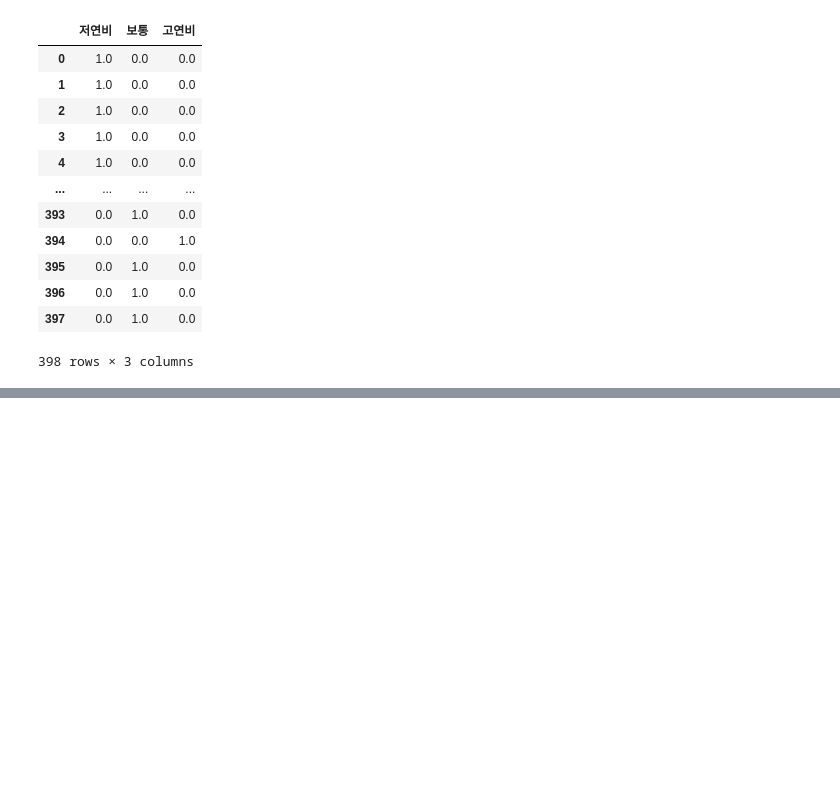
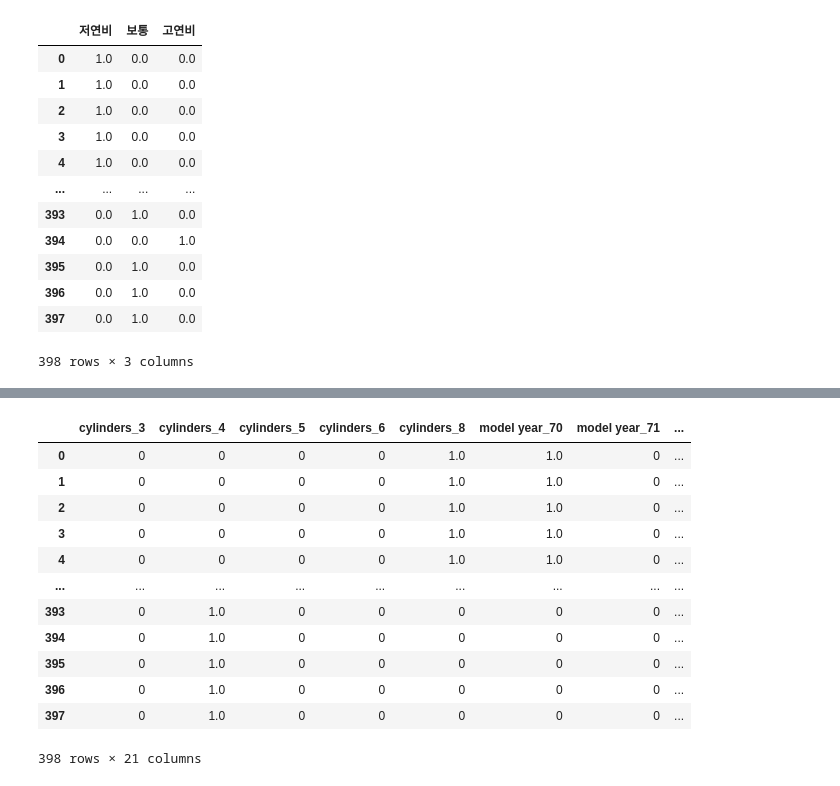
Before and after one commit to djdjdjdfh1/pandas-data-analysis, a Jupyter notebook: part5/5.12_one_hot_encoding.ipynb, the cells around one changed output, grey strips where cells are left out. Cells and saved outputs as stored; diff of their text form; code cells hidden in the pictures; blank space fills up the shorter version.

```diff
--- a/part5/5.12_one_hot_encoding.ipynb
+++ b/part5/5.12_one_hot_encoding.ipynb
@@ -182,0 +239,8 @@ pd.DataFrame(data=temp, columns=cols)
+# %%
+train_df = df.drop(columns=['mpg'])
+train_df.head()
+
+# cylinders, model year, origin
+# onehot 이후에 onehot의 대상이 된 컬럼은 drop
+# 제조사컬럼에서 제조사만 추출해서 -> onehot
+# 하나의 데이터프레임으로 결합 concat
@@ -182,0 +254,8 @@ pd.DataFrame(data=temp, columns=cols)
+# %%
+# 내가 푼 풀이
+encoder = OneHotEncoder(sparse_output=False)
+encoded_array  = encoder.fit_transform(df[['cylinders', 'model year', 'origin']])
+cols = encoder.get_feature_names_out(['cylinders', 'model year', 'origin'])
+encoded_df  = pd.DataFrame(encoded_array, columns=cols)
+df_test = pd.concat([df.drop(columns=['cylinders', 'model year', 'origin']), encoded_df], axis=1)
+df_test.head()
@@ -182,0 +270,25 @@ pd.DataFrame(data=temp, columns=cols)
+# %%
+encoder = OneHotEncoder()
+origin_cols = ['cylinders', 'model year', 'origin']
+total_onehots = []
+for colname in origin_cols:
+    encoder_fit_transform = encoder.fit_transform(train_df[[colname]])
+    cols = encoder.get_feature_names_out([colname])
+    total_onehots.append(pd.DataFrame.sparse.from_spmatrix(encoder_fit_transform, columns=cols))
+# total_onehots
+# %%
+pd.concat(total_onehots, axis=1)
+# %% [output]
+|  | cylinders_3 | cylinders_4 | cylinders_5 | cylinders_6 | cylinders_8 | model year_70 | model year_71 | ... |
+| 0 | 0 | 0 | 0 | 0 | 1.0 | 1.0 | 0 | ... |
+| 1 | 0 | 0 | 0 | 0 | 1.0 | 1.0 | 0 | ... |
+| 2 | 0 | 0 | 0 | 0 | 1.0 | 1.0 | 0 | ... |
+| 3 | 0 | 0 | 0 | 0 | 1.0 | 1.0 | 0 | ... |
+| 4 | 0 | 0 | 0 | 0 | 1.0 | 1.0 | 0 | ... |
+| ... | ... | ... | ... | ... | ... | ... | ... | ... |
+| 393 | 0 | 1.0 | 0 | 0 | 0 | 0 | 0 | ... |
+| 394 | 0 | 1.0 | 0 | 0 | 0 | 0 | 0 | ... |
+| 395 | 0 | 1.0 | 0 | 0 | 0 | 0 | 0 | ... |
+| 396 | 0 | 1.0 | 0 | 0 | 0 | 0 | 0 | ... |
+| 397 | 0 | 1.0 | 0 | 0 | 0 | 0 | 0 | ... |
+398 rows × 21 columns
```
Also changed, not shown: parts of 9 cells of this notebook.
